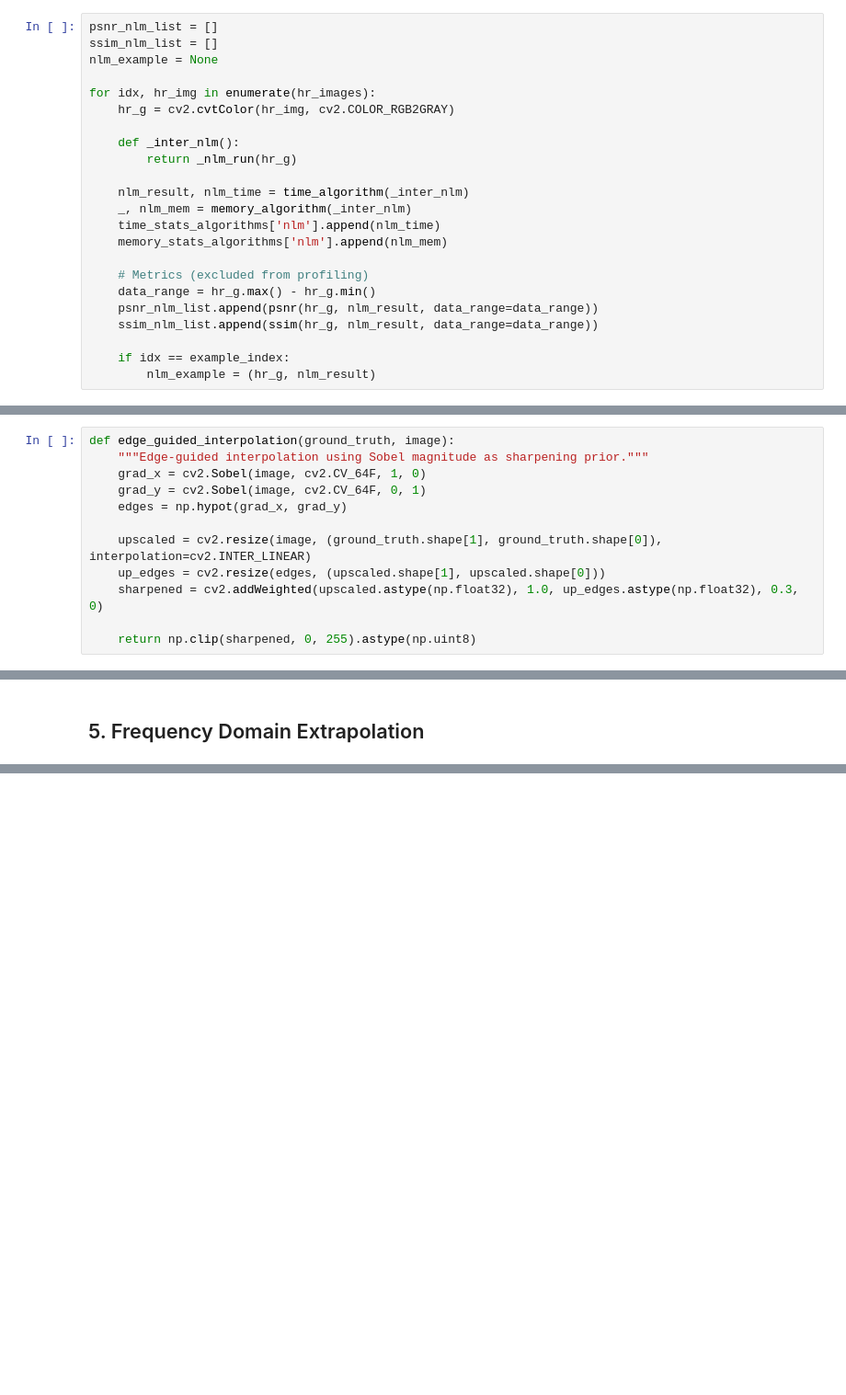
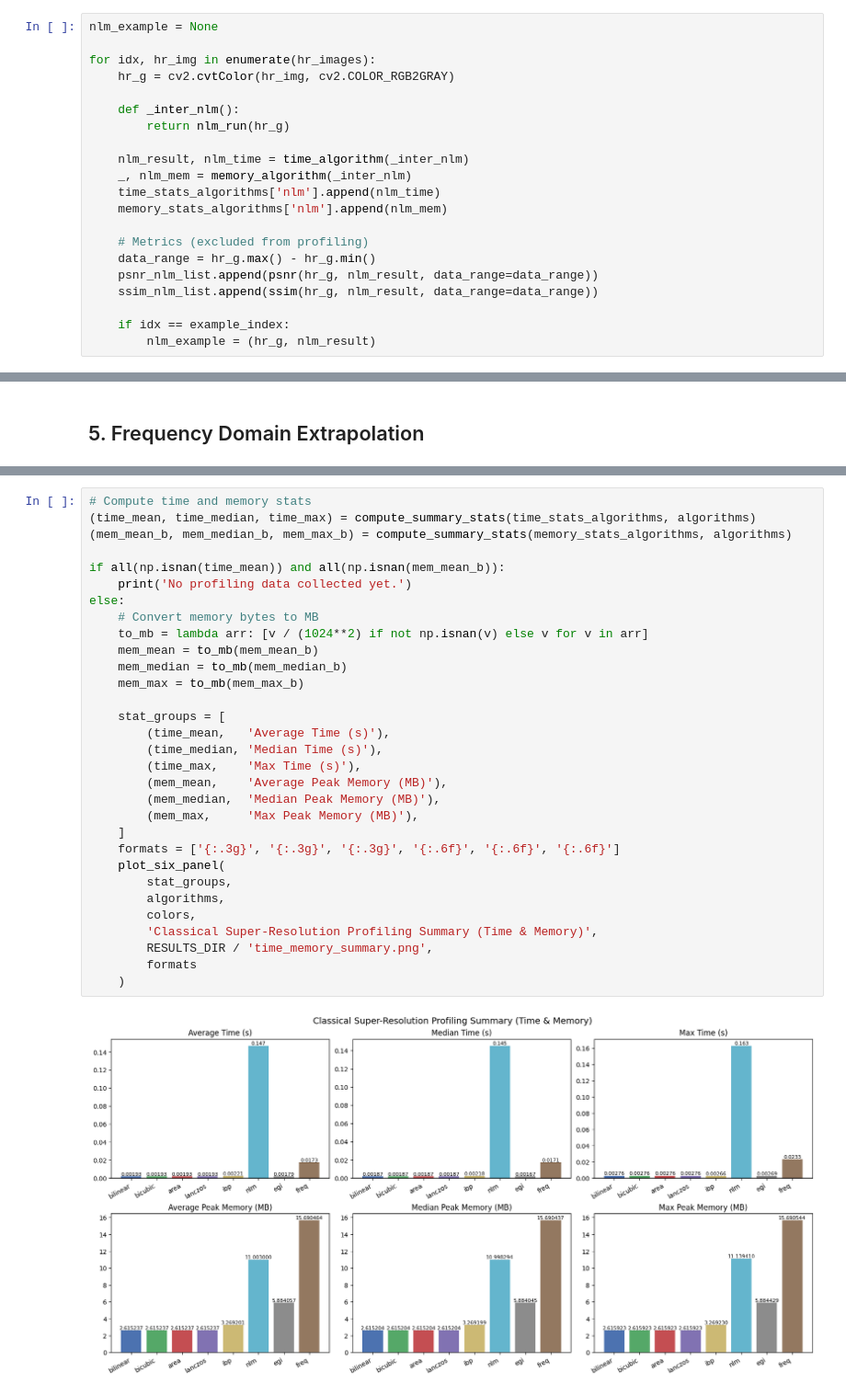
Before and after one commit to bgmanuel99/Super-Resolution-Images-for-3D-Printing-Defect-Detection, a Jupyter notebook: SRModels/classic_super_resolution_algorithms/super_resolucion_clasica.ipynb, the cells around one changed output, grey strips where cells are left out. Shown at 92% size. Saved outputs shown, nothing was run; the diff lists cells and outputs as text; blank space fills up the shorter version.

Commit message:
new metrics for classic algorithms

```diff
--- a/SRModels/classic_super_resolution_algorithms/super_resolucion_clasica.ipynb
+++ b/SRModels/classic_super_resolution_algorithms/super_resolucion_clasica.ipynb
@@ -273,13 +132,11 @@ def _nlm_run(hr_g):
 # %%
-psnr_nlm_list = []
-ssim_nlm_list = []
 nlm_example = None
 
 for idx, hr_img in enumerate(hr_images):
     hr_g = cv2.cvtColor(hr_img, cv2.COLOR_RGB2GRAY)
 
     def _inter_nlm():
-        return _nlm_run(hr_g)
+        return nlm_run(hr_g)
 
     nlm_result, nlm_time = time_algorithm(_inter_nlm)
     _, nlm_mem = memory_algorithm(_inter_nlm)
@@ -321,15 +153,3 @@ plt.tight_layout(); plt.show()
 # %% [markdown]
 ## 4. Edge-Guided Interpolation (EGI)
-# %%
-def edge_guided_interpolation(ground_truth, image):
-    """Edge-guided interpolation using Sobel magnitude as sharpening prior."""
-    grad_x = cv2.Sobel(image, cv2.CV_64F, 1, 0)
-    grad_y = cv2.Sobel(image, cv2.CV_64F, 0, 1)
-    edges = np.hypot(grad_x, grad_y)
-
-    upscaled = cv2.resize(image, (ground_truth.shape[1], ground_truth.shape[0]), interpolation=cv2.INTER_LINEAR)
-    up_edges = cv2.resize(edges, (upscaled.shape[1], upscaled.shape[0]))
-    sharpened = cv2.addWeighted(upscaled.astype(np.float32), 1.0, up_edges.astype(np.float32), 0.3, 0)
-
-    return np.clip(sharpened, 0, 255).astype(np.uint8)
 # %%
@@ -542,0 +274,33 @@ else:
+# %%
+# Compute time and memory stats
+(time_mean, time_median, time_max) = compute_summary_stats(time_stats_algorithms, algorithms)
+(mem_mean_b, mem_median_b, mem_max_b) = compute_summary_stats(memory_stats_algorithms, algorithms)
+
+if all(np.isnan(time_mean)) and all(np.isnan(mem_mean_b)):
+    print('No profiling data collected yet.')
+else:
+    # Convert memory bytes to MB
+    to_mb = lambda arr: [v / (1024**2) if not np.isnan(v) else v for v in arr]
+    mem_mean = to_mb(mem_mean_b)
+    mem_median = to_mb(mem_median_b)
+    mem_max = to_mb(mem_max_b)
+
+    stat_groups = [
+        (time_mean,   'Average Time (s)'),
+        (time_median, 'Median Time (s)'),
+        (time_max,    'Max Time (s)'),
+        (mem_mean,    'Average Peak Memory (MB)'),
+        (mem_median,  'Median Peak Memory (MB)'),
+        (mem_max,     'Max Peak Memory (MB)'),
+    ]
+    formats = ['{:.3g}', '{:.3g}', '{:.3g}', '{:.6f}', '{:.6f}', '{:.6f}']
+    plot_six_panel(
+        stat_groups,
+        algorithms,
+        colors,
+        'Classical Super-Resolution Profiling Summary (Time & Memory)',
+        RESULTS_DIR / 'time_memory_summary.png',
+        formats
+    )
+# %% [output]
+[figure, added]
```
Also changed, not shown: parts of 38 cells of this notebook, 2 other files.
